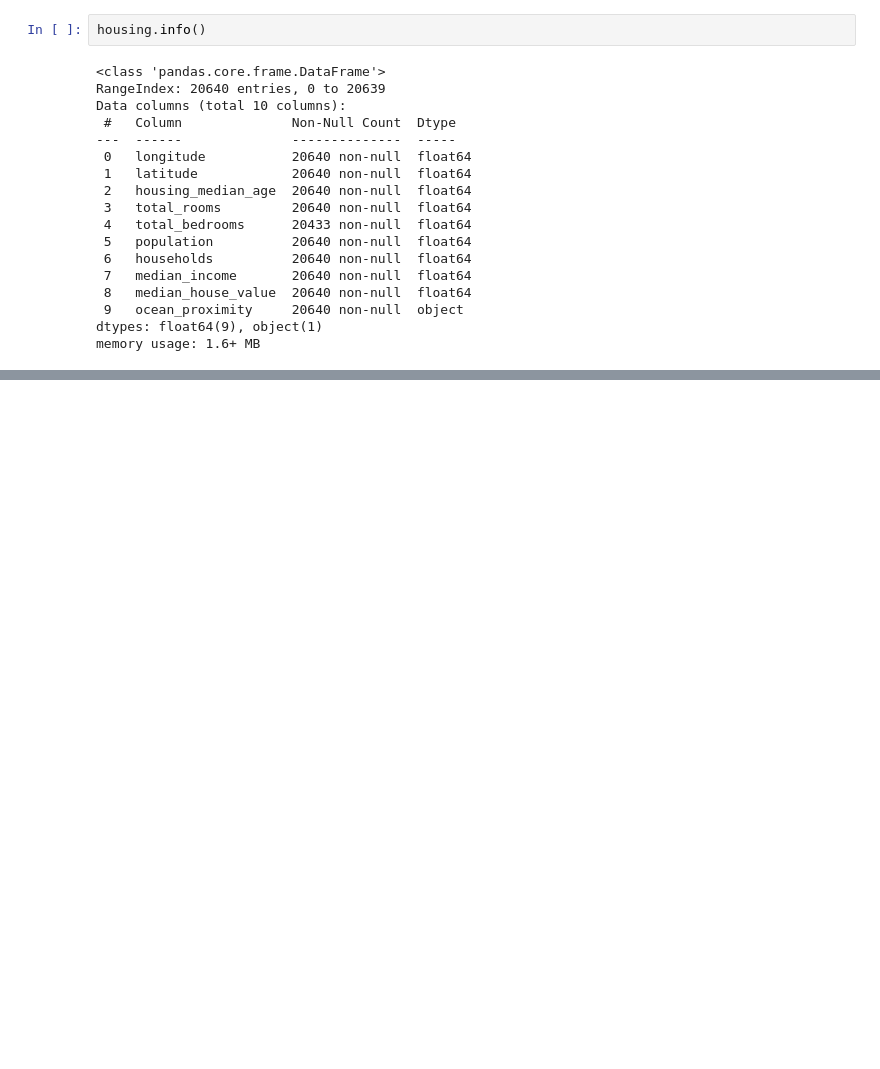
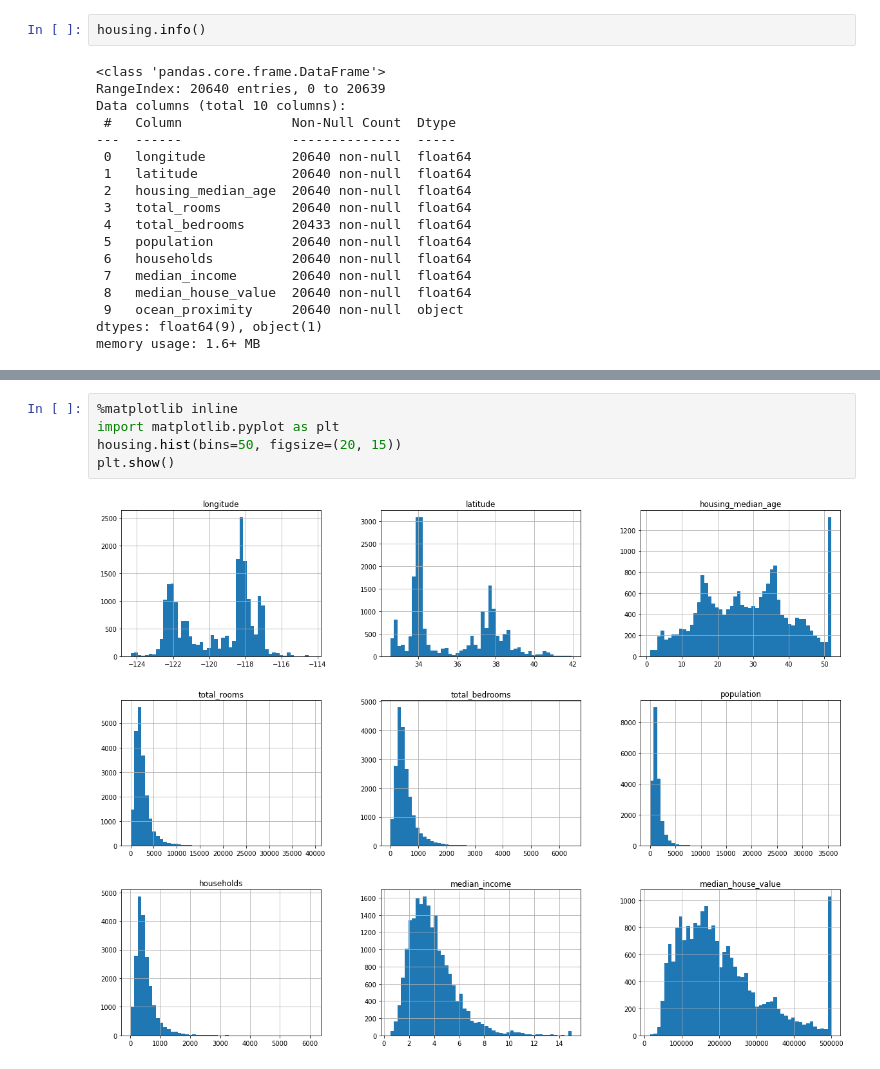
Before and after one commit to amiralimi/Hands-on-ML, a Jupyter notebook: Chapter2/housing.ipynb, the cells around one changed output, grey strips where cells are left out. Cells and saved outputs as stored; diff of their text form; blank space fills up the shorter version.

```diff
--- a/Chapter2/housing.ipynb
+++ b/Chapter2/housing.ipynb
@@ -39,0 +61,7 @@ memory usage: 1.6+ MB
+# %%
+%matplotlib inline
+import matplotlib.pyplot as plt
+housing.hist(bins=50, figsize=(20, 15))
+plt.show()
+# %% [output]
+[figure, added]
```
Also changed, not shown: parts of 2 cells of this notebook.
